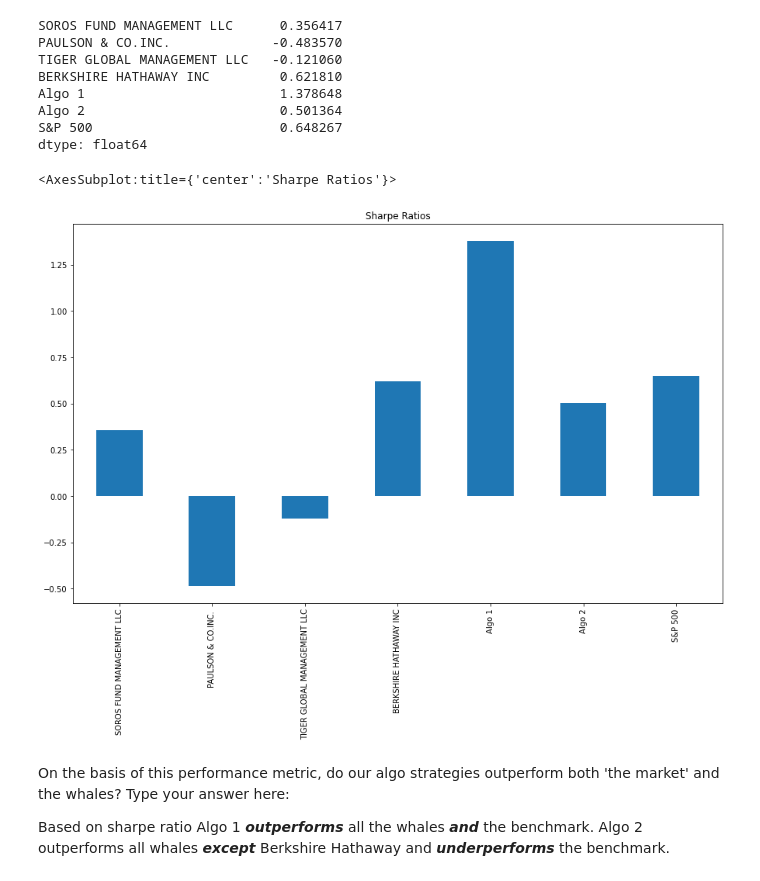
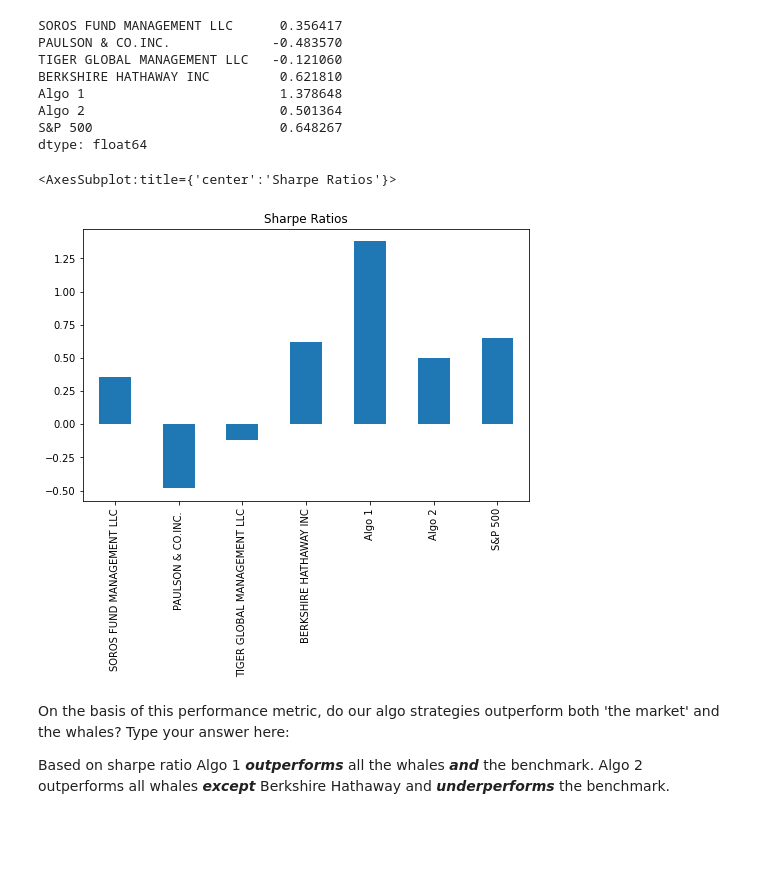
Before and after one commit to moartheta/A-Whale-off-the-Portfolio, a Jupyter notebook: whale_analysis.ipynb, the cells around one changed output. Drawn from its saved outputs; the diff is of its cells as text; code cells hidden in the pictures; blank space fills up the shorter version.

```diff
--- a/whale_analysis.ipynb
+++ b/whale_analysis.ipynb
@@ -139,8 +139,8 @@ sp500_returns = sp500_returns.rename(columns = {"Close": "S&P 500"})
 # %%
 # Concatenate all DataFrames into a single DataFrame
 # YOUR CODE HERE
-joined_df = pd.concat([whale_returns, algo_returns, sp500_returns], axis= "columns", join="inner" )
-joined_df
+combined_pfo = pd.concat([whale_returns, algo_returns, sp500_returns], axis= "columns", join="inner" )
+combined_pfo
 # %% [output]
 |  | SOROS FUND MANAGEMENT LLC | PAULSON & CO.INC. | TIGER GLOBAL MANAGEMENT LLC | BERKSHIRE HATHAWAY INC | Algo 1 | Algo 2 | ... |
 | Date |  |  |  |  |  |  | ... |
@@ -302,7 +302,7 @@ In reality, investment managers and thier institutional investors look at the ra
 # %%
 # Calculate annualized Sharpe Ratios
 # YOUR CODE HERE
-sharpe_ratios = (joined_df.mean() * 252) / (joined_df.std() * np.sqrt(252))
+sharpe_ratios = (combined_pfo.mean() * 252) / (combined_pfo.std() * np.sqrt(252))
 sharpe_ratios
 # %% [output]
 SOROS FUND MANAGEMENT LLC      0.356417
@@ -316,10 +316,10 @@ dtype: float64
 # %%
 # Visualize the sharpe ratios as a bar plot
 # YOUR CODE HERE
-sharpe_ratios.plot(kind='bar', title='Sharpe Ratios', figsize=(15,9))
+sharpe_ratios.plot(kind='bar', title='Sharpe Ratios', figsize=(8,5))
 # %% [output]
 <AxesSubplot:title={'center':'Sharpe Ratios'}>
-[figure, old version]
+[figure, new version]
 # %% [markdown]
 On the basis of this performance metric, do our algo strategies outperform both 'the market' and the whales? Type your answer here:
 
```
Also changed, not shown: parts of 22 cells of this notebook, 3 other files.
